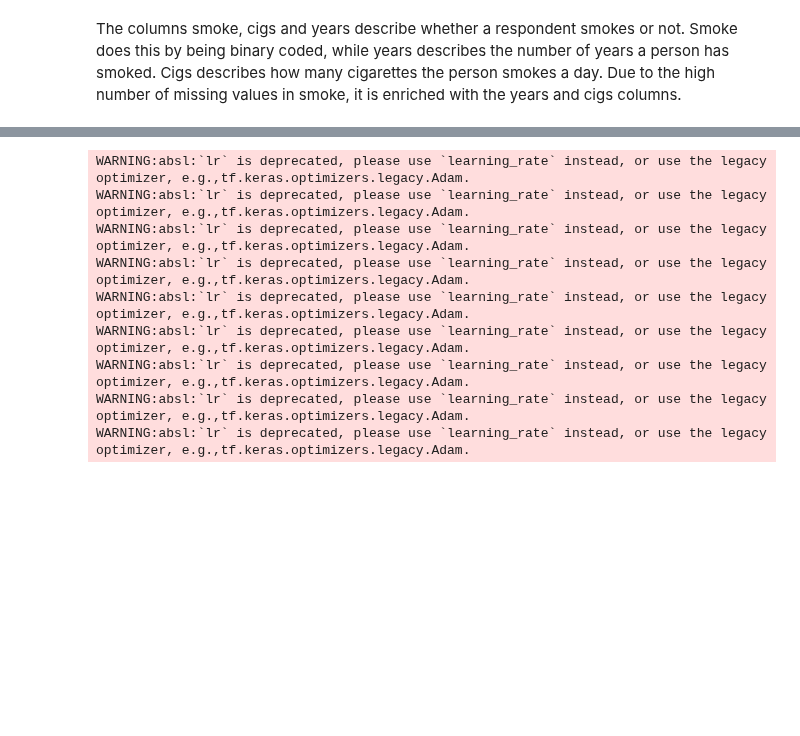
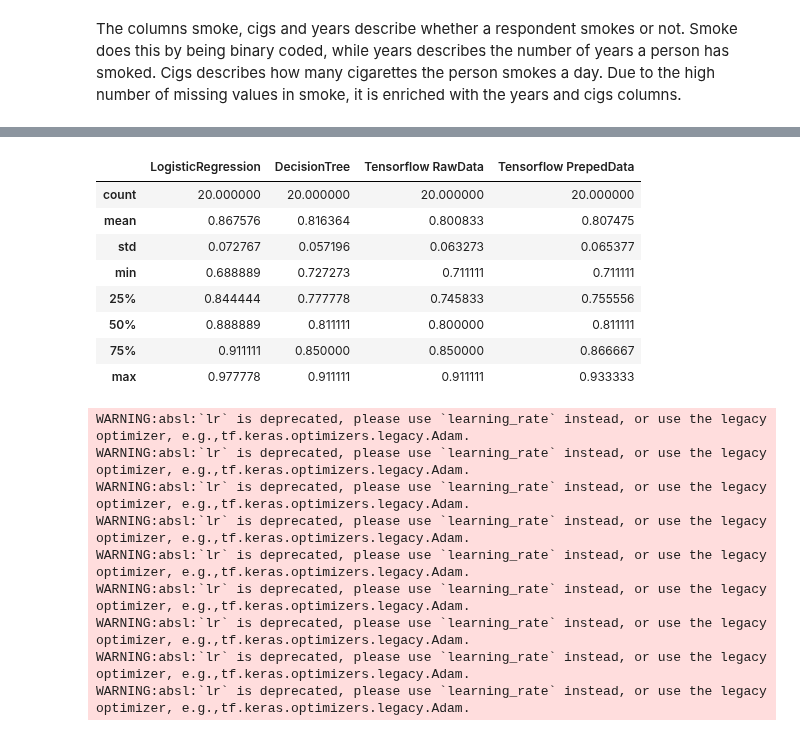
Before and after one commit to FinnHuelsbusch/UniMannheim-DataMining, a Jupyter notebook: notebook.ipynb, the cells around one changed output, grey strips where cells are left out. Drawn from its saved outputs; the diff is of its cells as text; code cells hidden in the pictures; blank space fills up the shorter version.

```diff
--- a/notebook.ipynb
+++ b/notebook.ipynb
@@ -490,3 +510,15 @@ Accuracy on test data: 0.8761841058731079%
+# %%
+dfScore.describe()
+# %% [output]
+|  | LogisticRegression | DecisionTree | Tensorflow RawData | Tensorflow PrepedData |
+| count | 20.000000 | 20.000000 | 20.000000 | 20.000000 |
+| mean | 0.867576 | 0.816364 | 0.800833 | 0.807475 |
+| std | 0.072767 | 0.057196 | 0.063273 | 0.065377 |
+| min | 0.688889 | 0.727273 | 0.711111 | 0.711111 |
+| 25% | 0.844444 | 0.777778 | 0.745833 | 0.755556 |
+| 50% | 0.888889 | 0.811111 | 0.800000 | 0.811111 |
+| 75% | 0.911111 | 0.850000 | 0.850000 | 0.866667 |
+| max | 0.977778 | 0.911111 | 0.911111 | 0.933333 |
 # %%
 from imblearn.over_sampling import RandomOverSampler
 import time
```
Also changed, not shown: parts of 13 cells of this notebook.
